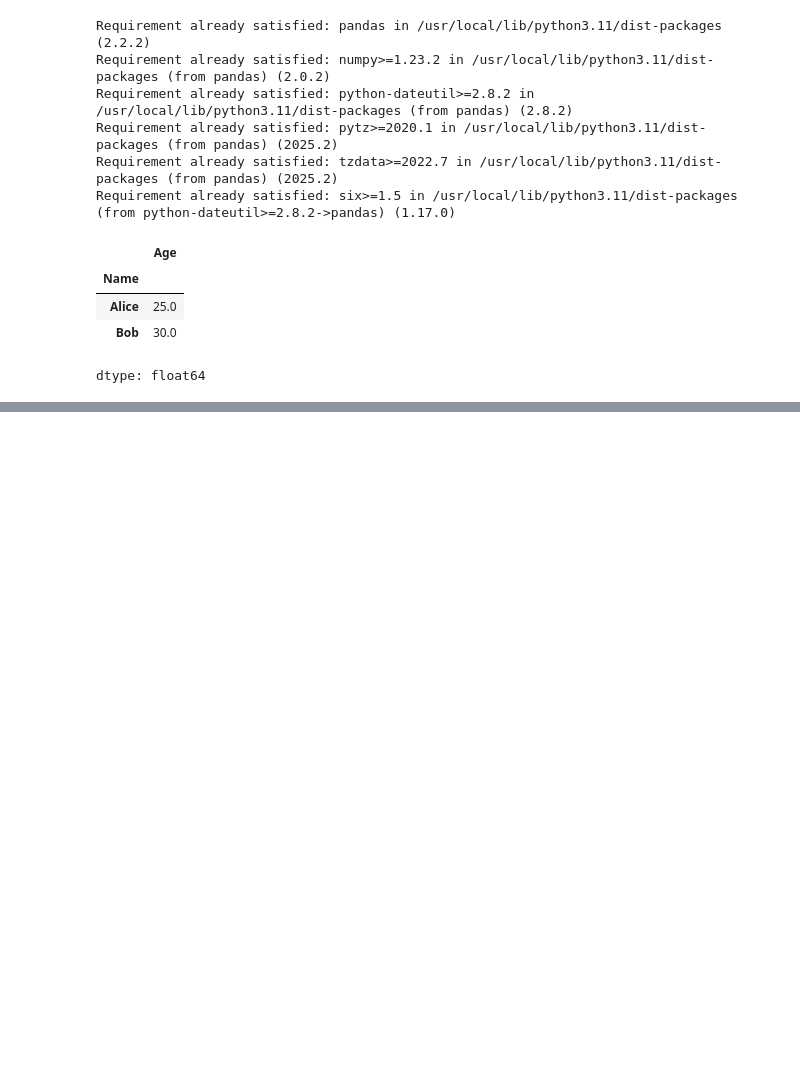
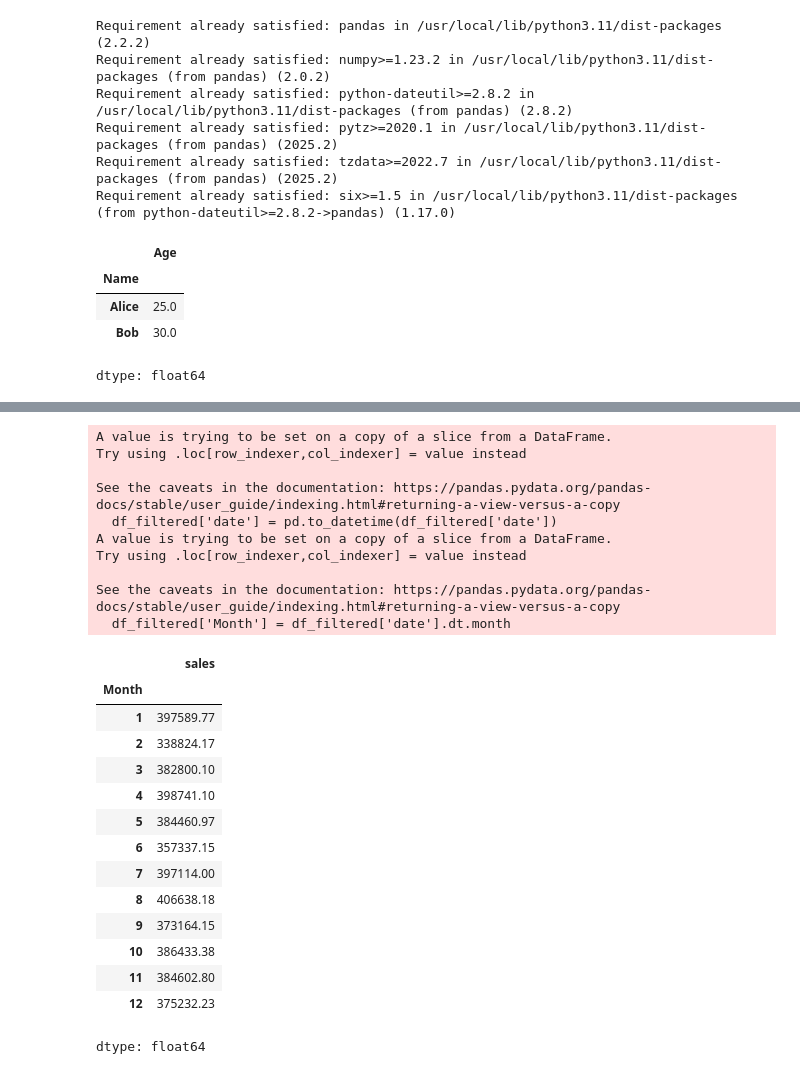
Before and after one commit to hungnguyen-165/Programming, a Jupyter notebook: week_7.ipynb, the cells around one changed output, grey strips where cells are left out. Drawn from its saved outputs; the diff is of its cells as text; code cells hidden in the pictures; blank space fills up the shorter version.

```diff
--- a/week_7.ipynb
+++ b/week_7.ipynb
@@ -60,0 +137,36 @@ df
+# %%
+# Convert to datetime if needed
+df_filtered['date'] = pd.to_datetime(df_filtered['date'])
+
+# Extract month number
+df_filtered['Month'] = df_filtered['date'].dt.month
+
+# Group and summarise sales
+monthly_sales = df_filtered.groupby('Month')['sales'].sum()
+monthly_sales
+# %% [output]
+A value is trying to be set on a copy of a slice from a DataFrame.
+Try using .loc[row_indexer,col_indexer] = value instead
+
+See the caveats in the documentation: https://pandas.pydata.org/pandas-docs/stable/user_guide/indexing.html#returning-a-view-versus-a-copy
+  df_filtered['date'] = pd.to_datetime(df_filtered['date'])
+A value is trying to be set on a copy of a slice from a DataFrame.
+Try using .loc[row_indexer,col_indexer] = value instead
+
+See the caveats in the documentation: https://pandas.pydata.org/pandas-docs/stable/user_guide/indexing.html#returning-a-view-versus-a-copy
+  df_filtered['Month'] = df_filtered['date'].dt.month
+|  | sales |
+| Month |  |
+| 1 | 397589.77 |
+| 2 | 338824.17 |
+| 3 | 382800.10 |
+| 4 | 398741.10 |
+| 5 | 384460.97 |
+| 6 | 357337.15 |
+| 7 | 397114.00 |
+| 8 | 406638.18 |
+| 9 | 373164.15 |
+| 10 | 386433.38 |
+| 11 | 384602.80 |
+| 12 | 375232.23 |
+dtype: float64
```
Also changed, not shown: parts of 6 cells of this notebook.
